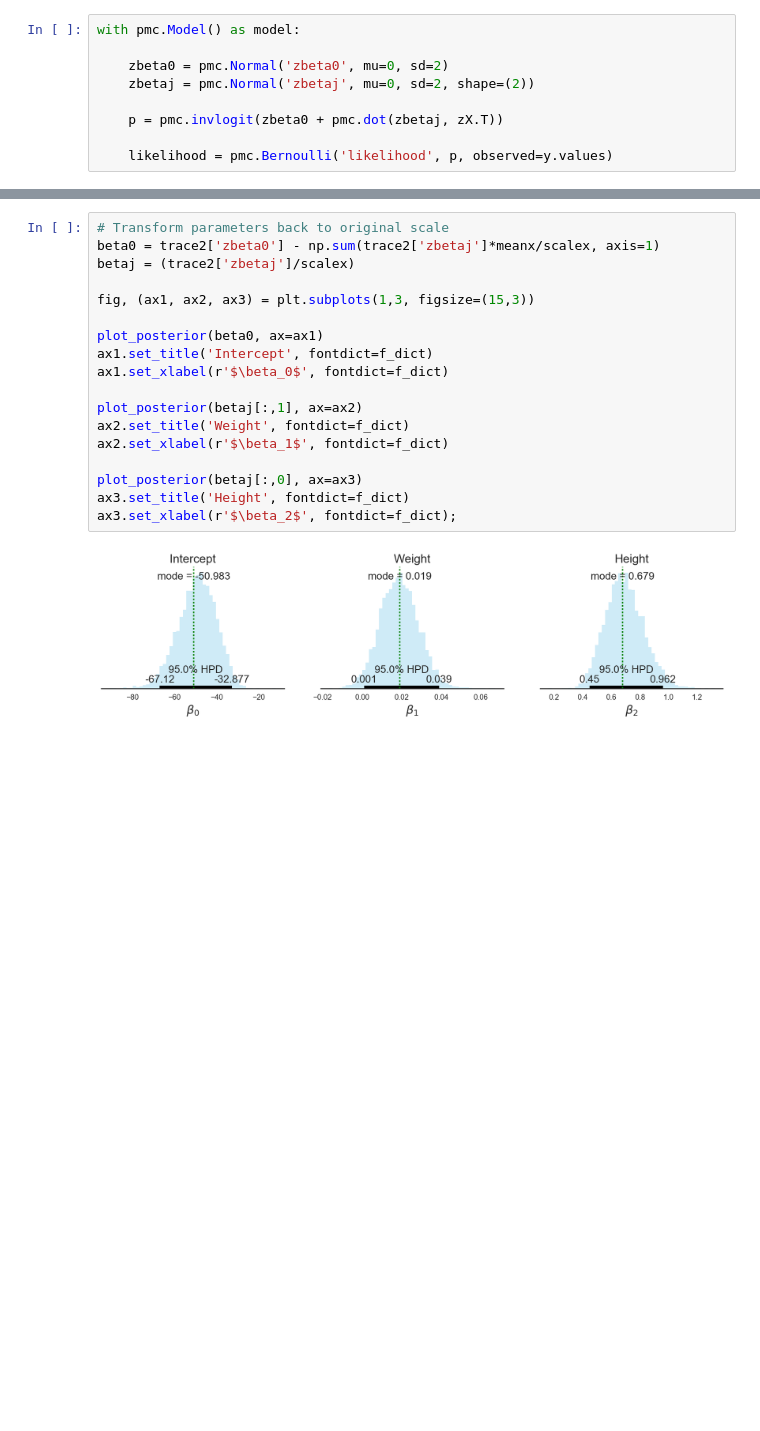
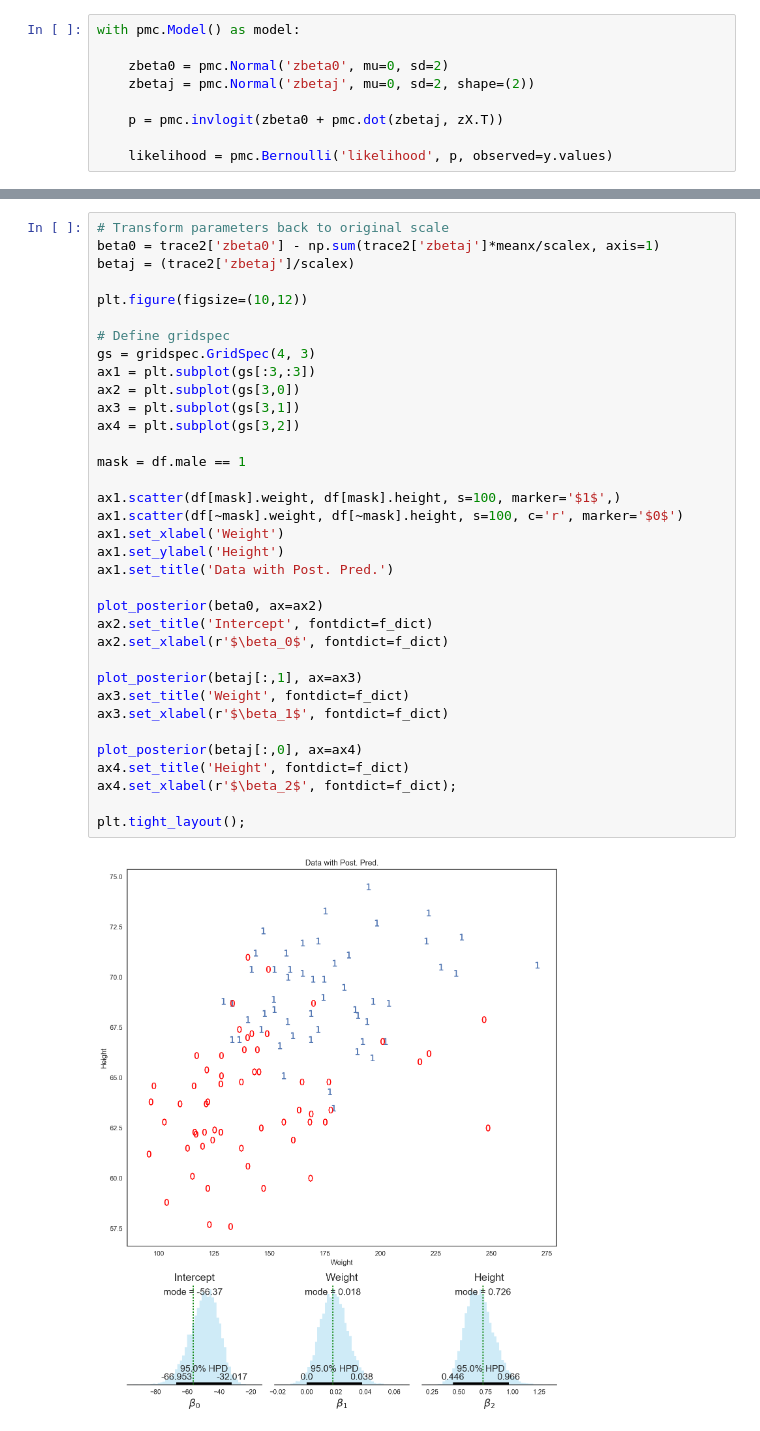
Before and after one commit to JWarmenhoven/DBDA-python, a Jupyter notebook: Notebooks/Chapter 21.ipynb, the cells around one changed output, grey strips where cells are left out. Cells and saved outputs as stored; diff of their text form; blank space fills up the shorter version.

```diff
--- a/Notebooks/Chapter 21.ipynb
+++ b/Notebooks/Chapter 21.ipynb
@@ -161,20 +187,37 @@ pmc.traceplot(trace2);
 # %%
 # Transform parameters back to original scale
 beta0 = trace2['zbeta0'] - np.sum(trace2['zbetaj']*meanx/scalex, axis=1)
 betaj = (trace2['zbetaj']/scalex)
 
-fig, (ax1, ax2, ax3) = plt.subplots(1,3, figsize=(15,3))
+plt.figure(figsize=(10,12))
 
-plot_posterior(beta0, ax=ax1)
-ax1.set_title('Intercept', fontdict=f_dict)
-ax1.set_xlabel(r'$\beta_0$', fontdict=f_dict)
+# Define gridspec
+gs = gridspec.GridSpec(4, 3)
+ax1 = plt.subplot(gs[:3,:3])
+ax2 = plt.subplot(gs[3,0])
+ax3 = plt.subplot(gs[3,1])
+ax4 = plt.subplot(gs[3,2])
 
-plot_posterior(betaj[:,1], ax=ax2)
-ax2.set_title('Weight', fontdict=f_dict)
-ax2.set_xlabel(r'$\beta_1$', fontdict=f_dict)
+mask = df.male == 1
 
-plot_posterior(betaj[:,0], ax=ax3)
-ax3.set_title('Height', fontdict=f_dict)
-ax3.set_xlabel(r'$\beta_2$', fontdict=f_dict);
+ax1.scatter(df[mask].weight, df[mask].height, s=100, marker='$1$',)
+ax1.scatter(df[~mask].weight, df[~mask].height, s=100, c='r', marker='$0$')
+ax1.set_xlabel('Weight')
+ax1.set_ylabel('Height')
+ax1.set_title('Data with Post. Pred.')
+
+plot_posterior(beta0, ax=ax2)
+ax2.set_title('Intercept', fontdict=f_dict)
+ax2.set_xlabel(r'$\beta_0$', fontdict=f_dict)
+
+plot_posterior(betaj[:,1], ax=ax3)
+ax3.set_title('Weight', fontdict=f_dict)
+ax3.set_xlabel(r'$\beta_1$', fontdict=f_dict)
+
+plot_posterior(betaj[:,0], ax=ax4)
+ax4.set_title('Height', fontdict=f_dict)
+ax4.set_xlabel(r'$\beta_2$', fontdict=f_dict);
+
+plt.tight_layout();
 # %% [output]
-[figure, old version]
+[figure, new version]
```
Also changed, not shown: parts of 10 cells of this notebook.
